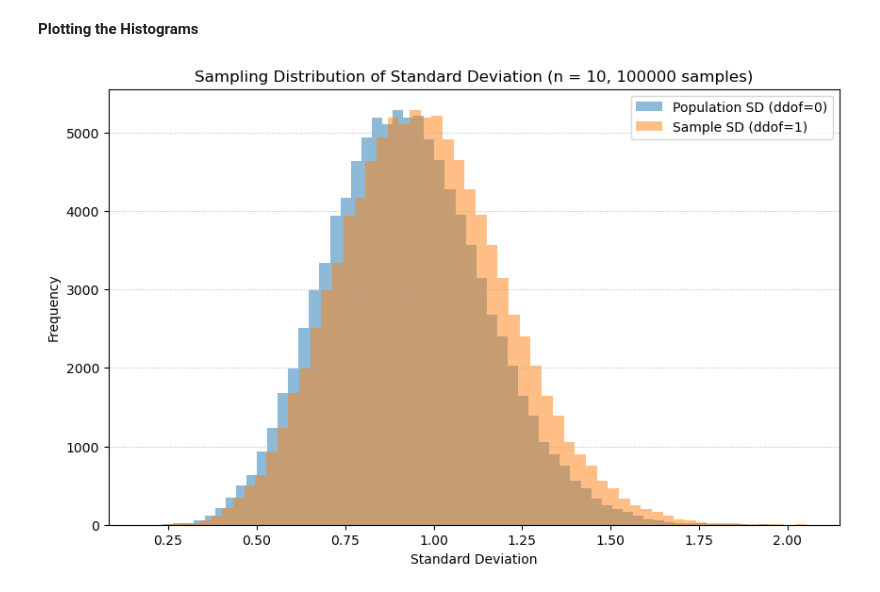
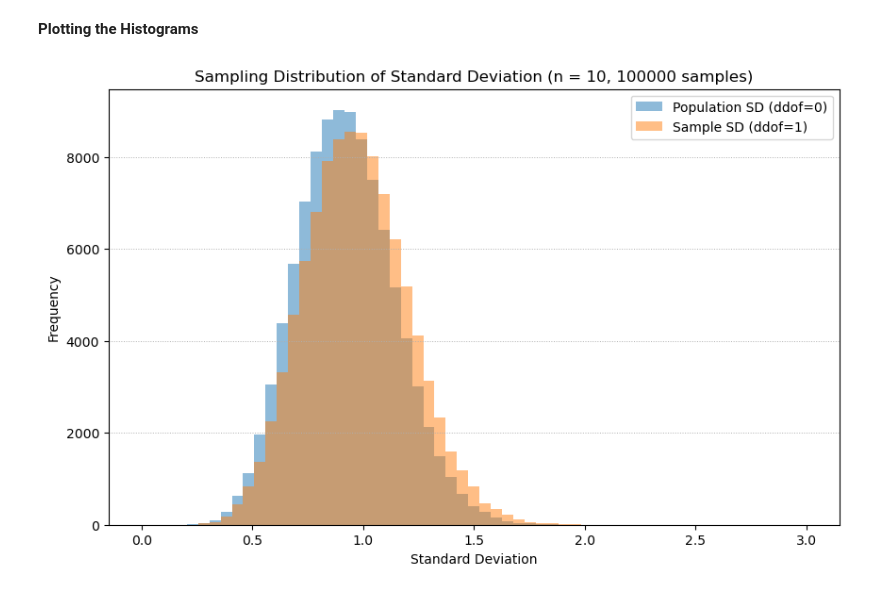
Before and after one commit to ermelinda-q/applied-statistics, a Jupyter notebook: problems.ipynb, the cells around one changed output. Cells and saved outputs as stored; diff of their text form; code cells hidden in the pictures.

Commit message:
population sd v sample sd

```diff
--- a/problems.ipynb
+++ b/problems.ipynb
@@ -366,22 +393,23 @@ sd_population = data.std(axis=1, ddof=0)
 # %% [markdown]
 **Plotting the Histograms**
 # %%
-bins = 60                   # Number of bins for the histogram.
+# Define bins with explicit range using np.linspace
+bins_linspace = np.linspace(0, 3, 60)  # SDs are positive, max ~3
 
 plt.figure(figsize=(10,6))  # Figure size.
 
 # Plotting histogram of population SD (ddof=0) with transparency.
-plt.hist(sd_population, bins=bins, alpha=0.5, label="Population SD (ddof=0)")
+plt.hist(sd_population, bins=bins_linspace, alpha=0.5, label="Population SD (ddof=0)")
 
 # Plotting histogram of sample SD (ddof=1) with transparency.
-plt.hist(sd_sample, bins=bins, alpha=0.5, label="Sample SD (ddof=1)")
+plt.hist(sd_sample, bins=bins_linspace, alpha=0.5, label="Sample SD (ddof=1)")
 
 plt.xlabel("Standard Deviation")
 plt.ylabel("Frequency")
 plt.title("Sampling Distribution of Standard Deviation (n = 10, 100000 samples)")
 plt.legend()
 plt.grid(axis="y", linestyle=":", linewidth=0.7)
 
 plt.show()
 # %% [output]
-[figure, old version]
+[figure, new version]
```
Also changed, not shown: parts of 1 cell of this notebook, 1 other file.
